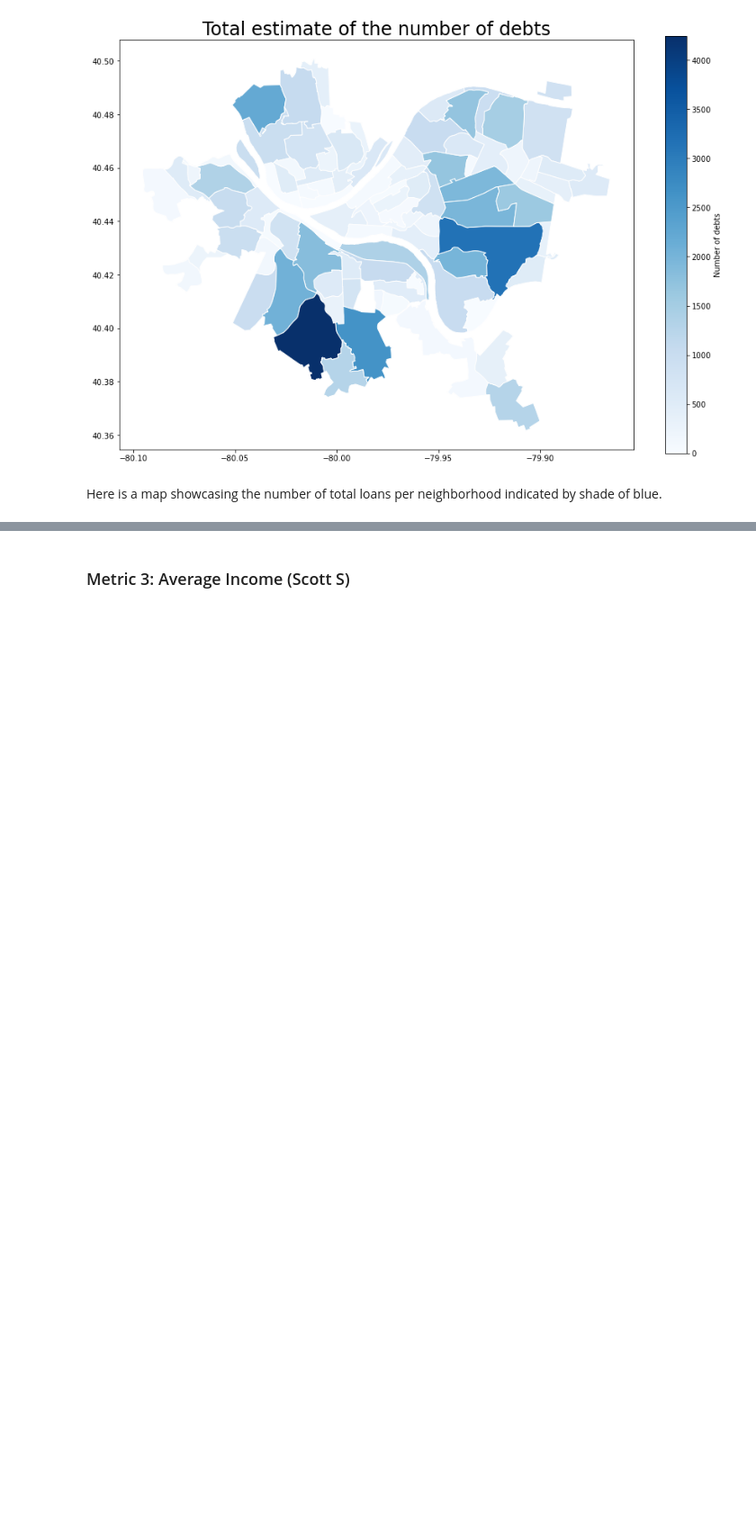
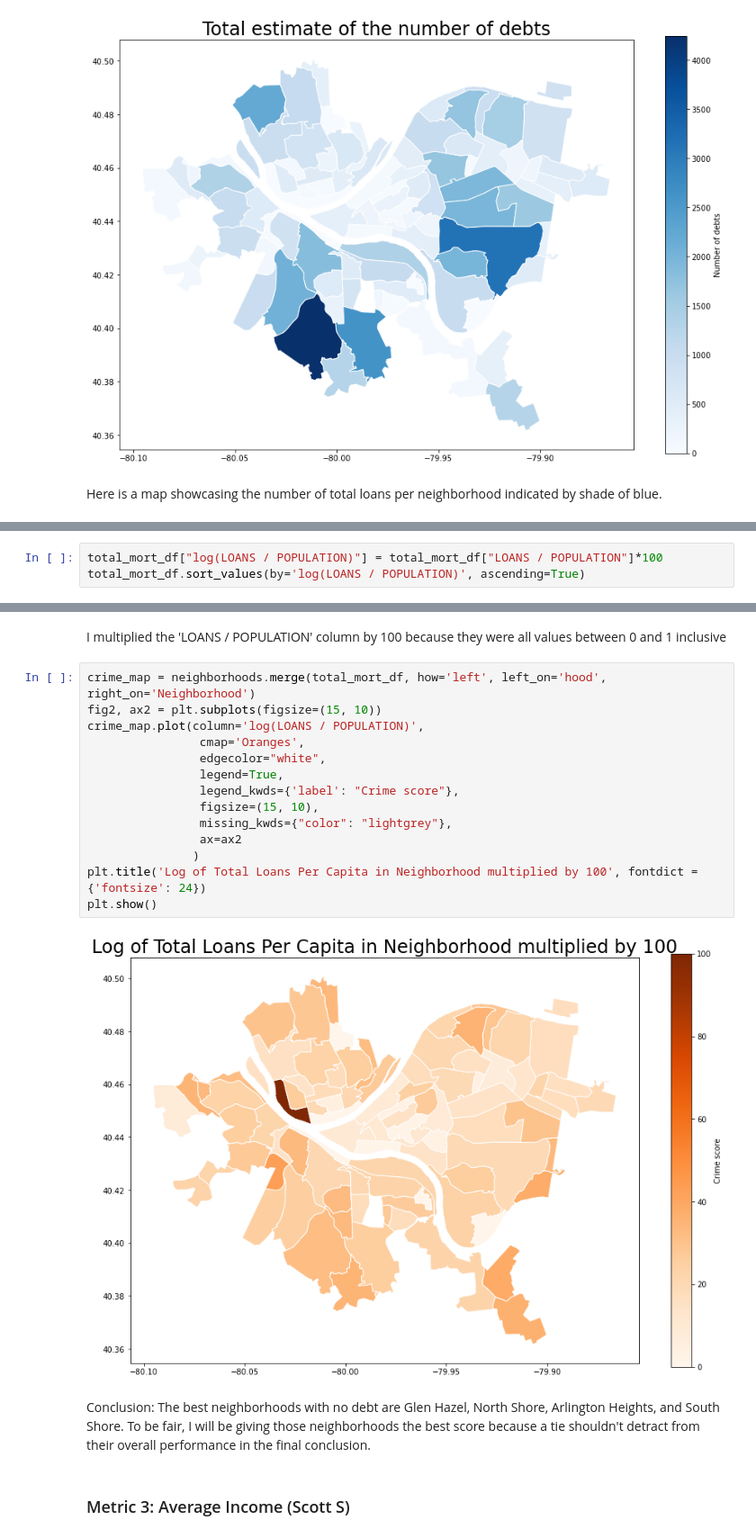
Before and after one commit to lampealex888/FinalProject, a Jupyter notebook: groupNotebook.ipynb, the cells around one changed output, grey strips where cells are left out. Shown at 90% size. Saved outputs shown, nothing was run; the diff lists cells and outputs as text; blank space fills up the shorter version.

```diff
--- a/groupNotebook.ipynb
+++ b/groupNotebook.ipynb
@@ -306,0 +378,3 @@ Conclusion: The best neighborhoods with no debt are South Shore, Arlington Heigh
+# %%
+total_mort_df["log(LOANS / POPULATION)"] = total_mort_df["LOANS / POPULATION"]*100
+total_mort_df.sort_values(by='log(LOANS / POPULATION)', ascending=True)
@@ -307,3 +396,23 @@ Conclusion: The best neighborhoods with no debt are South Shore, Arlington Heigh
+# %% [markdown]
+I multiplied the 'LOANS / POPULATION' column by 100 because they were all values between 0 and 1 inclusive
+# %%
+crime_map = neighborhoods.merge(total_mort_df, how='left', left_on='hood', right_on='Neighborhood')
+fig2, ax2 = plt.subplots(figsize=(15, 10))
+crime_map.plot(column='log(LOANS / POPULATION)',
+                cmap='Oranges',
+                edgecolor="white",
+                legend=True,
+                legend_kwds={'label': "Crime score"},
+                figsize=(15, 10),
+                missing_kwds={"color": "lightgrey"},
+                ax=ax2
+               )
+plt.title('Log of Total Loans Per Capita in Neighborhood multiplied by 100', fontdict = {'fontsize': 24})
+plt.show()
+# %% [output]
+[figure, added]
+# %% [markdown]
+Conclusion: The best neighborhoods with no debt are Glen Hazel, North Shore, Arlington Heights, and South Shore. To be fair, I will be giving those neighborhoods the best score because a tie shouldn't detract from their overall performance in the final conclusion.
 # %% [markdown]
 ### Metric 3: Average Income (Scott S)
 # %% [markdown]
```
Also changed, not shown: parts of 20 cells of this notebook, 1 other file.
